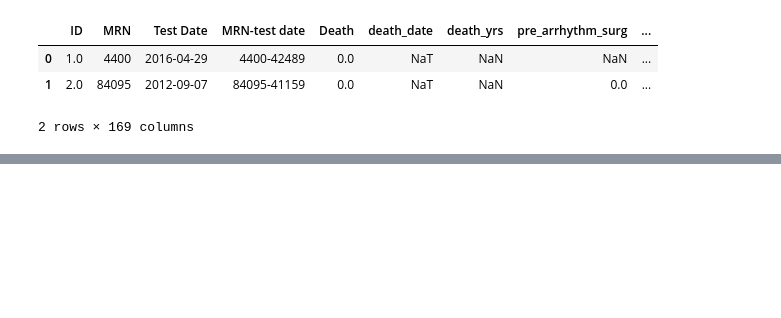
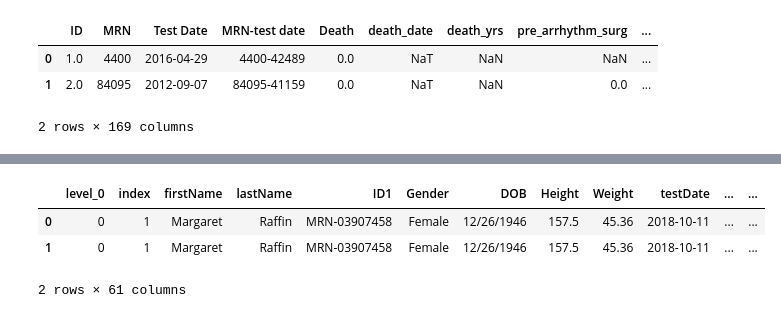
Before and after one commit to Nevineleven/CPET-AI, a Jupyter notebook: parsing.ipynb, the cells around one changed output, grey strips where cells are left out. Cells and saved outputs as stored; diff of their text form; code cells hidden in the pictures; blank space fills up the shorter version.

```diff
--- a/parsing.ipynb
+++ b/parsing.ipynb
@@ -79,0 +91,11 @@ outcomes_and_test
+# %%
+from src.outcomeParsing import mergeDataOutcome
+
+#alternative outcomes where we have more data (death, cardiovascular related hospitalization)
+data_and_outcomes = mergeDataOutcome(data_with_mrn, death_data, 365*7)
+data_and_outcomes.head(2)
+# %% [output]
+|  | level_0 | index | firstName | lastName | ID1 | Gender | DOB | Height | Weight | testDate | ... | ... |
+| 0 | 0 | 1 | Margaret | Raffin | MRN-03907458 | Female | 12/26/1946 | 157.5 | 45.36 | 2018-10-11 | ... | ... |
+| 1 | 0 | 1 | Margaret | Raffin | MRN-03907458 | Female | 12/26/1946 | 157.5 | 45.36 | 2018-10-11 | ... | ... |
+2 rows × 61 columns
```
Also changed, not shown: parts of 19 cells of this notebook, 1 other file.
